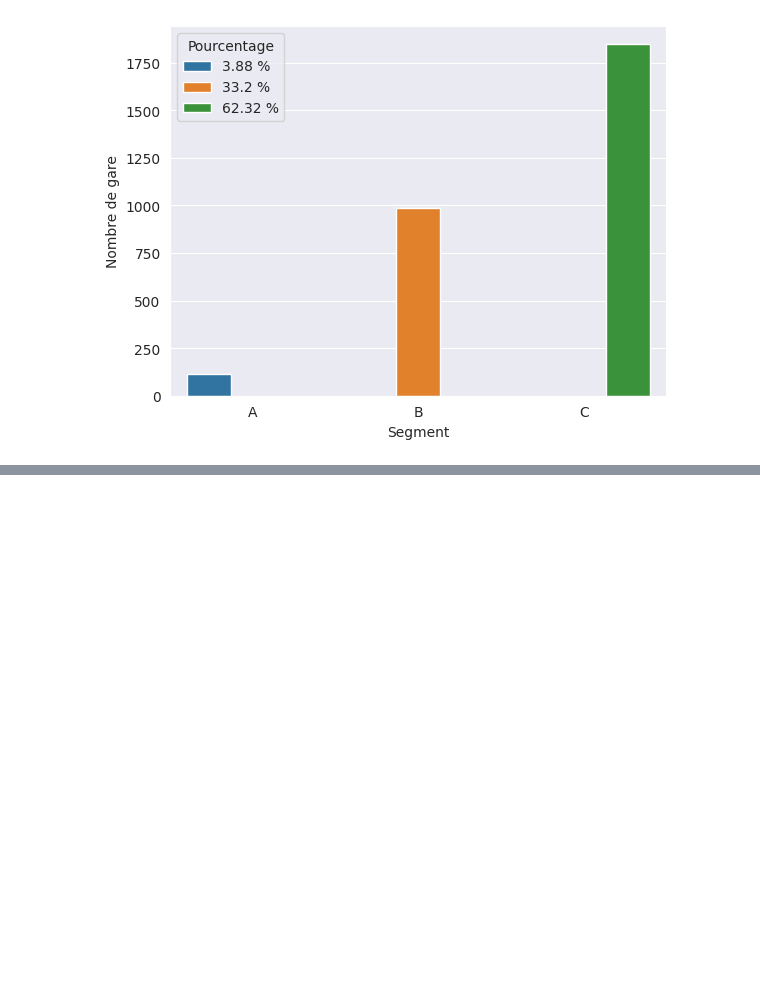
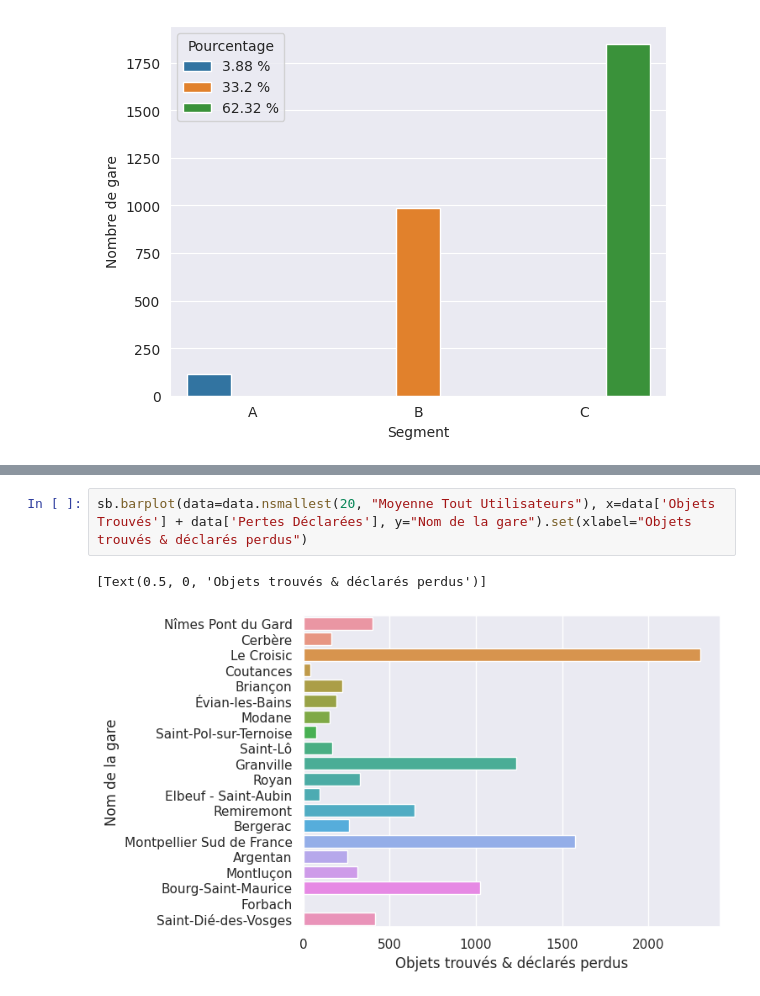
Before and after one commit to EdouardQ/H3Python, a Jupyter notebook: sncf.ipynb, the cells around one changed output, grey strips where cells are left out. Cells and saved outputs as stored; diff of their text form; blank space fills up the shorter version.

```diff
--- a/sncf.ipynb
+++ b/sncf.ipynb
@@ -142,0 +238,5 @@ sb.barplot(data=segmentDf, x="Segment", y="Nombre de gare", hue="Pourcentage")
+# %%
+sb.barplot(data=data.nsmallest(20, "Moyenne Tout Utilisateurs"), x=data['Objets Trouvés'] + data['Pertes Déclarées'], y="Nom de la gare").set(xlabel="Objets trouvés & déclarés perdus")
+# %% [output]
+[Text(0.5, 0, 'Objets trouvés & déclarés perdus')]
+[figure, added]
```
Also changed, not shown: parts of 35 cells of this notebook.
